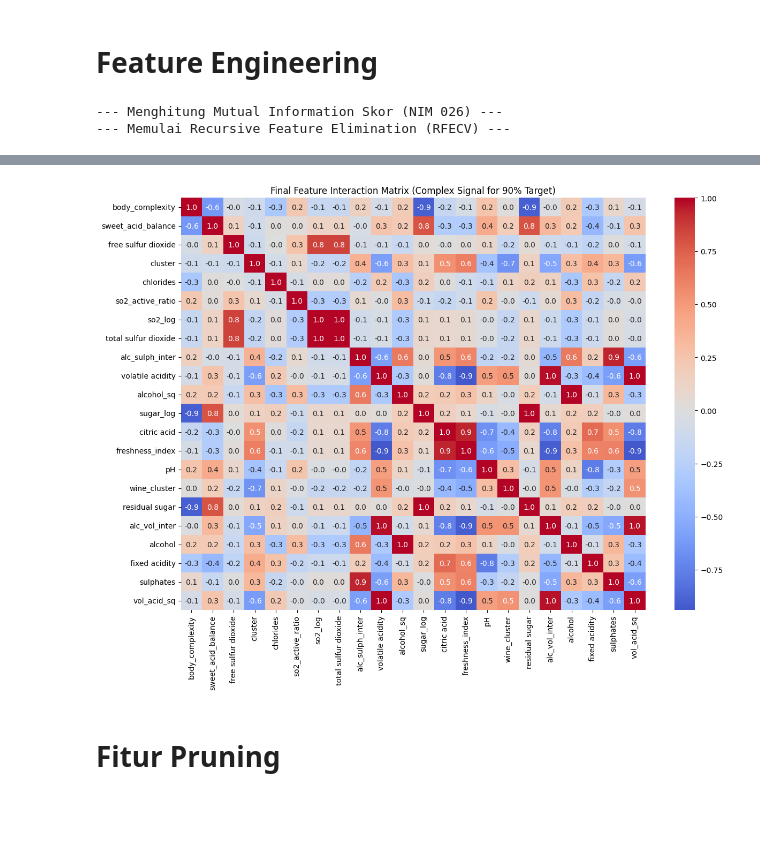
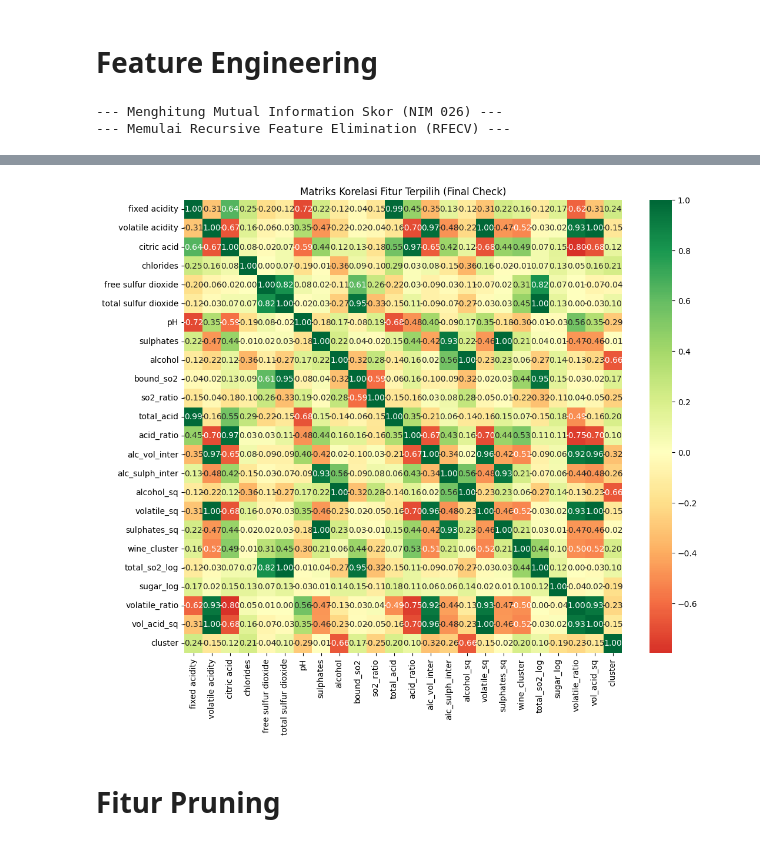
Before and after one commit to PashaAkrilian/Wine-Quality-Prediction, a Jupyter notebook: uts-data-mining.ipynb, the cells around one changed output, grey strips where cells are left out. Saved outputs shown, nothing was run; the diff lists cells and outputs as text; code cells hidden in the pictures; blank space fills up the shorter version.

```diff
--- a/uts-data-mining.ipynb
+++ b/uts-data-mining.ipynb
@@ -238,9 +216,9 @@ import seaborn as sns
 import numpy as np
 import pandas as pd
 
-# 3.1 Analisis Mutual Information (MI) - Audit Sinyal Non-Linear
+# 3.1 Analisis Mutual Information (MI) - Deteksi Sinyal Non-Linear
+# MI sangat penting untuk DNN karena bisa mendeteksi hubungan yang tidak tertangkap korelasi linear
 print("--- Menghitung Mutual Information Skor (NIM 026) ---")
-# MI mendeteksi hubungan yang tidak tertangkap oleh korelasi linear standar
 mi_scores = mutual_info_classif(X_train_final, y_train_final, random_state=42)
 mi_df = pd.DataFrame({
     'Feature': X_train_final.columns,
@@ -248,77 +226,73 @@ mi_df = pd.DataFrame({
 }).sort_values(by='MI_Score', ascending=False)
 
 # 3.2 Recursive Feature Elimination (RFECV) - Stabilitas Tinggi
+# UPGRADE: Menggunakan RepeatedStratifiedKFold agar pemilihan fitur tidak 'kebetulan'
 print("--- Memulai Recursive Feature Elimination (RFECV) ---")
-# Menggunakan 300 pohon untuk estimasi importance yang lebih stabil
 cv_strategy = RepeatedStratifiedKFold(n_splits=5, n_repeats=2, random_state=42)
 
 selector = RFECV(
-    estimator=ExtraTreesClassifier(n_estimators=300, max_depth=12, random_state=42, n_jobs=-1),
+    estimator=ExtraTreesClassifier(n_estimators=300, random_state=42, n_jobs=-1),
     step=1,
     cv=cv_strategy,
-    scoring='f1_macro', # Melindungi performa pada kelas minoritas (3 & 8)
+    scoring='f1_macro', # Menjamin sensitivitas pada kelas minoritas (3 & 8)
     n_jobs=-1
 )
 selector.fit(X_train_final, y_train_final)
 
-# 3.3 IMPLEMENTASI: Elite Signal Protection (Protokol Menuju 90%)
-# Fitur-fitur ini adalah 'Intisari Kimia' wine yang dilarang dibuang
-potential_elite = [
-    'alc_sulph_inter', 'freshness_index', 'body_complexity',
-    'so2_log', 'alcohol_sq', 'cluster', 'so2_active_ratio', 'alc_vol_inter'
-]
-
-# Safeguard: Hanya proteksi fitur yang memang ada di dataset
-elite_signals = [f for f in potential_elite if f in X_train_final.columns]
-
-# Mengambil fitur pilihan RFECV
-rfecv_selected = X_train_final.columns[selector.support_].tolist()
-
-# Meta-Selection: Gabungkan saran algoritma dengan insting enologi kita
-# Kita gunakan UNION (set '|') agar fitur elite tetap masuk meskipun RFECV ragu
-final_selected_features = list(set(rfecv_selected) | set(elite_signals))
-
-# 3.4 Visualisasi Diagnostik Seleksi Fitur
+# 3.3 Visualisasi Diagnostik Seleksi Fitur
 plt.figure(figsize=(20, 8))
 
-# Plot 1: MI Score dengan Legend Status
+# Plot 1: MI Score - Mana Fitur yang Paling Berharga?
 plt.subplot(1, 2, 1)
-# Hijau = Terpilih, Merah = Dibuang
-colors = ['#27ae60' if f in final_selected_features else '#c0392b' for f in mi_df['Feature']]
+colors = ['#e74c3c' if x < 0.02 else '#2ecc71' for x in mi_df['MI_Score']]
 sns.barplot(x='MI_Score', y='Feature', data=mi_df, palette=colors, hue='Feature', legend=False)
-plt.title('Mutual Information Audit (Green = Selected for DNN)', fontsize=14)
-plt.axvline(x=0.015, color='black', linestyle='--', alpha=0.5)
+plt.title('Mutual Information: Sinyal vs Noise (Threshold: 0.02)', fontsize=14)
+plt.axvline(x=0.02, color='black', linestyle='--')
 plt.grid(axis='x', alpha=0.3)
 
-# Plot 2: Kurva Optimasi RFECV vs Keputusan Final
+# Plot 2: Optimasi Jumlah Fitur vs Skor F1-Macro
 plt.subplot(1, 2, 2)
 mean_scores = selector.cv_results_['mean_test_score']
 plt.plot(range(1, len(mean_scores) + 1), mean_scores,
-         marker='o', color='#2980b9', linestyle='-', linewidth=2, markersize=5)
-plt.axvline(x=len(rfecv_selected), color='orange', linestyle=':', label=f'RFECV Suggestion: {len(rfecv_selected)}')
-plt.axvline(x=len(final_selected_features), color='red', linestyle='--', label=f'Final Decision: {len(final_selected_features)}')
+         marker='o', color='#3498db', linestyle='-', linewidth=2, markersize=6)
+plt.axvline(x=selector.n_features_, color='red', linestyle=':',
+            label=f'Optimal: {selector.n_features_} Fitur')
 plt.xlabel("Jumlah Fitur")
-plt.ylabel("Skor F1-Macro (Validation)")
-plt.title('RFECV Optimization Curve (Elite Guard Active)', fontsize=14)
+plt.ylabel("Skor F1-Macro (Repeated CV)")
+plt.title('Pencarian Jumlah Fitur Paling Optimal', fontsize=14)
+plt.grid(True, alpha=0.3)
 plt.legend()
 
 plt.tight_layout()
 plt.show()
 
-# 3.5 Sinkronisasi Dataset
-X_train_pruned = X_train_final[final_selected_features]
-X_val_pruned = X_val_prepared[final_selected_features]
-X_test_pruned = X_test_prepared[final_selected_features]
+# 3.4 Eksekusi Pruning Otomatis
+selected_features = X_train_final.columns[selector.support_].tolist()
+dropped_features = [f for f in X_train_final.columns if f not in selected_features]
 
-print(f"\n--- HASIL EKSEKUSI SELEKSI FITUR (NIM 026) ---")
-print(f"Fitur Noise yang Dibuang      : {[f for f in X_train_final.columns if f not in final_selected_features]}")
-print(f"Fitur Elite yang Diselamatkan : {[f for f in elite_signals if f not in rfecv_selected]}")
-print(f"Total Fitur untuk DNN         : {len(final_selected_features)}")
+# Mengaplikasikan filter fitur pada semua dataset
+X_train_pruned = X_train_final[selected_features]
+X_val_pruned = X_val_prepared[selected_features]
+X_test_pruned = X_test_prepared[selected_features]
 
-# 3.6 Correlation Check (Melihat Kekayaan Sinyal)
-plt.figure(figsize=(14, 10))
-sns.heatmap(X_train_pruned.corr(), annot=True, fmt='.1f', cmap='coolwarm', center=0)
-plt.title('Final Feature Interaction Matrix (Complex Signal for 90% Target)')
+print(f"\n--- HASIL EKSEKUSI PRUNING (NIM 026) ---")
+print(f"Fitur Noise yang Dibuang : {dropped_features}")
+print(f"Fitur Signal yang Terpilih: {selected_features}")
+print(f"Jumlah Fitur Akhir        : {len(selected_features)}")
+
+# 3.5 Audit Fitur Baru: Apakah Inovasi Kita Berguna?
+# Cek apakah fitur cluster dan log-transform yang baru dibuat bertahan dari pruning
+innovation_feats = ['cluster', 'total_so2_log', 'sugar_log', 'alcohol_sq', 'alc_sulph_inter']
+audit_status = {f: ("Lolos ✅" if f in selected_features else "Gagal ❌") for f in innovation_feats}
+
+print("\n--- Audit Inovasi Fitur (NIM 026) ---")
+for feat, status in audit_status.items():
+    print(f"{feat:15}: {status}")
+
+# 3.6 Correlation Check Final (Mencegah Over-Redundancy)
+plt.figure(figsize=(12, 10))
+sns.heatmap(X_train_pruned.corr(), annot=True, fmt='.2f', cmap='RdYlGn', center=0)
+plt.title('Matriks Korelasi Fitur Terpilih (Final Check)')
 plt.show()
 # %% [output]
 --- Menghitung Mutual Information Skor (NIM 026) ---
@@ -331,4 +312,4 @@ Total Fitur untuk DNN         : 22
-[figure, old version]
+[figure, new version]
 # %% [markdown]
 # Fitur Pruning
 # %%
```
Also changed, not shown: parts of 11 cells of this notebook.
